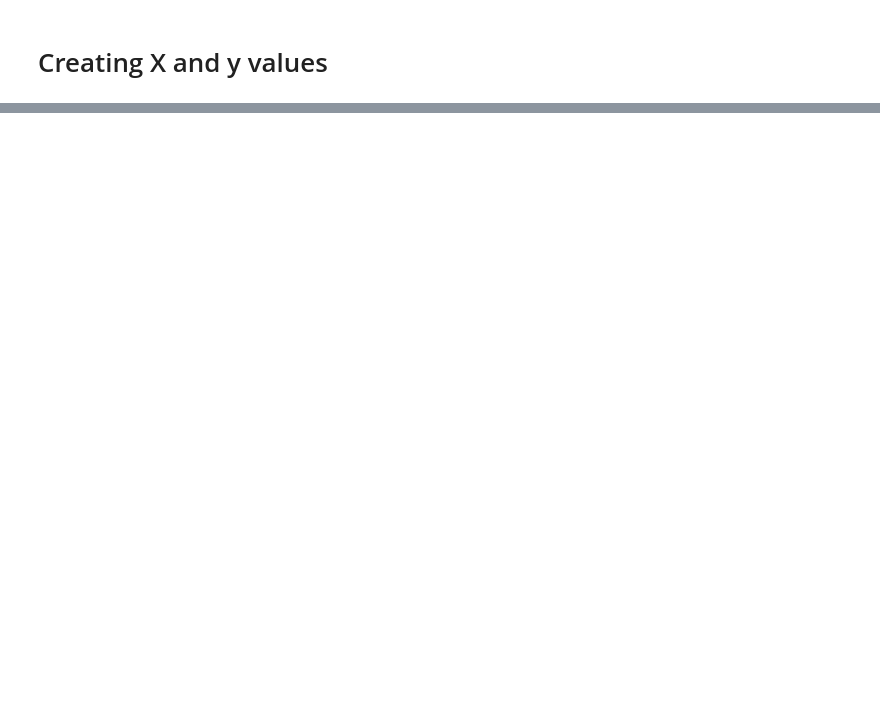
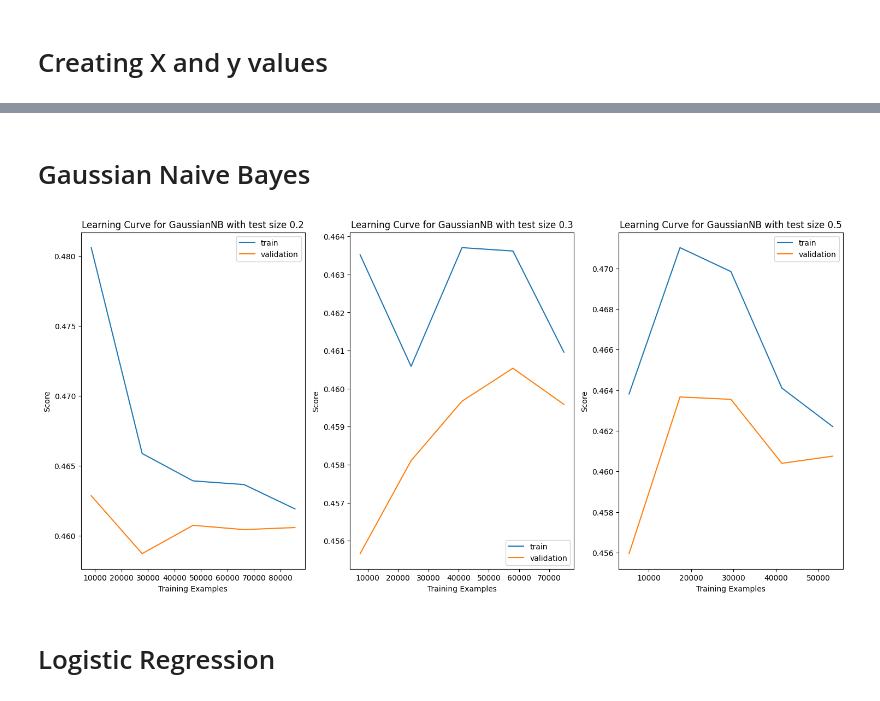
Before and after one commit to cierrakoen/ML_Hotel_Cancellation_Predictor, a Jupyter notebook: ML_Hotel_cancellations.ipynb, the cells around one changed output, grey strips where cells are left out. Drawn from its saved outputs; the diff is of its cells as text; code cells hidden in the pictures; blank space fills up the shorter version.

```diff
--- a/ML_Hotel_cancellations.ipynb
+++ b/ML_Hotel_cancellations.ipynb
@@ -49,0 +369,23 @@ Archive:  hotel-booking-demand.zip
+# %% [markdown]
+# Gaussian Naive Bayes
+# %%
+gnb_models = []
+fig, axs = plt.subplots(1, 3, figsize=(18, 8))
+
+for idx, split in enumerate(splits):
+    X_train, _, y_train, _ = train_test_split(X, y, test_size=split/100, random_state=seed)
+
+    ct_gnb = ColumnTransformer(transformers=[("cat_preprocess", one_hot, cat_features),
+                                     ("num_preprocess", scaler, num_features)]
+    gnb_clf = Pipeline([("transformer", ct_gnb), ("gnb", GaussianNB())])
+    cv_scores = cross_validate(gnb_clf, X_train, y_train, cv=10, n_jobs=-1)
+    gnb_clf.fit(X_train, y_train)
+
+    gnb_models.append(gnb_clf)
+    plot_learning_curve(gnb_clf, X_train, y_train, axs[idx])
+    axs[idx].set_title(f"Learning Curve for {gnb_clf[-1].__class__.__name__} with test size {split/100}")
+best_models.append(gnb_models)
+# %% [output]
+[figure, added]
+# %% [markdown]
+# Logistic Regression
```
Also changed, not shown: parts of 53 cells of this notebook.
